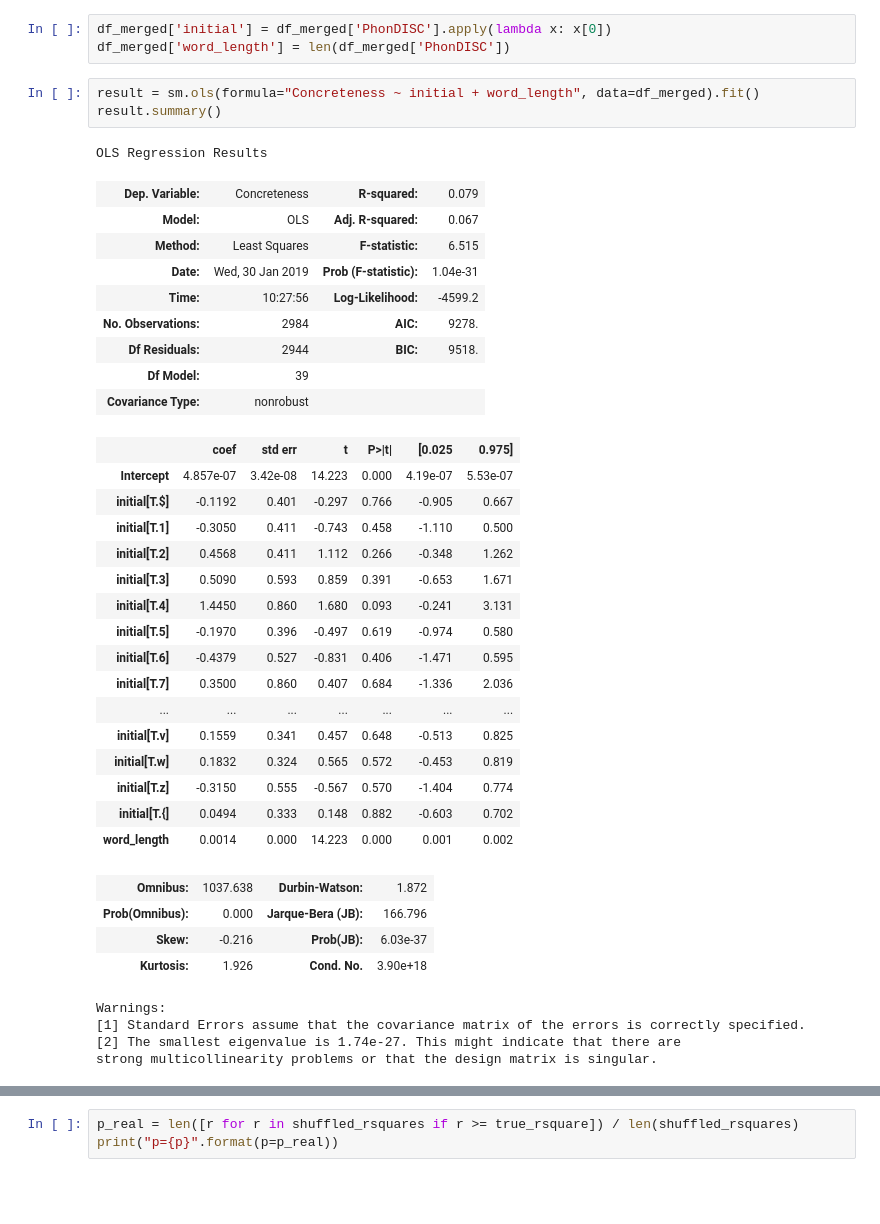
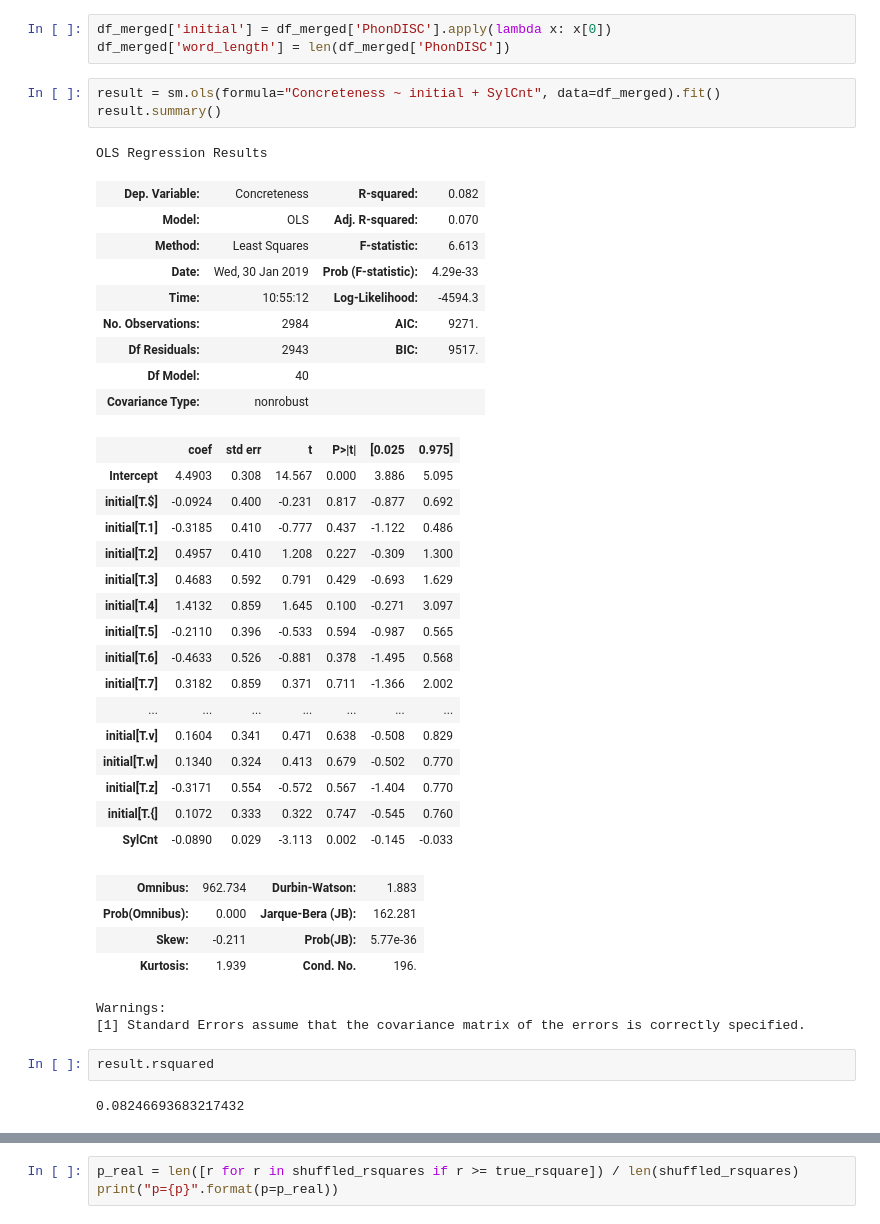
Before and after one commit to seantrott/concreteness, a Jupyter notebook: phonetic_onset_concreteness.ipynb, the cells around one changed output, grey strips where cells are left out. Cells and saved outputs as stored; diff of their text form; blank space fills up the shorter version.

```diff
--- a/phonetic_onset_concreteness.ipynb
+++ b/phonetic_onset_concreteness.ipynb
@@ -221,43 +221,45 @@ Above, we saw the results when controlling for the rest of the word. What if we
 df_merged['initial'] = df_merged['PhonDISC'].apply(lambda x: x[0])
 df_merged['word_length'] = len(df_merged['PhonDISC'])
 # %%
-result = sm.ols(formula="Concreteness ~ initial + word_length", data=df_merged).fit()
+result = sm.ols(formula="Concreteness ~ initial + SylCnt", data=df_merged).fit()
 result.summary()
 # %% [output]
 OLS Regression Results
-| Dep. Variable: | Concreteness | R-squared: | 0.079 |
-| Model: | OLS | Adj. R-squared: | 0.067 |
-| Method: | Least Squares | F-statistic: | 6.515 |
-| Date: | Wed, 30 Jan 2019 | Prob (F-statistic): | 1.04e-31 |
-| Time: | 10:27:56 | Log-Likelihood: | -4599.2 |
-| No. Observations: | 2984 | AIC: | 9278. |
-| Df Residuals: | 2944 | BIC: | 9518. |
-| Df Model: | 39 |  |  |
+| Dep. Variable: | Concreteness | R-squared: | 0.082 |
+| Model: | OLS | Adj. R-squared: | 0.070 |
+| Method: | Least Squares | F-statistic: | 6.613 |
+| Date: | Wed, 30 Jan 2019 | Prob (F-statistic): | 4.29e-33 |
+| Time: | 10:55:12 | Log-Likelihood: | -4594.3 |
+| No. Observations: | 2984 | AIC: | 9271. |
+| Df Residuals: | 2943 | BIC: | 9517. |
+| Df Model: | 40 |  |  |
 | Covariance Type: | nonrobust |  |  |
 |  | coef | std err | t | P>|t| | [0.025 | 0.975] |
-| Intercept | 4.857e-07 | 3.42e-08 | 14.223 | 0.000 | 4.19e-07 | 5.53e-07 |
-| initial[T.$] | -0.1192 | 0.401 | -0.297 | 0.766 | -0.905 | 0.667 |
-| initial[T.1] | -0.3050 | 0.411 | -0.743 | 0.458 | -1.110 | 0.500 |
-| initial[T.2] | 0.4568 | 0.411 | 1.112 | 0.266 | -0.348 | 1.262 |
-| initial[T.3] | 0.5090 | 0.593 | 0.859 | 0.391 | -0.653 | 1.671 |
-| initial[T.4] | 1.4450 | 0.860 | 1.680 | 0.093 | -0.241 | 3.131 |
-| initial[T.5] | -0.1970 | 0.396 | -0.497 | 0.619 | -0.974 | 0.580 |
-| initial[T.6] | -0.4379 | 0.527 | -0.831 | 0.406 | -1.471 | 0.595 |
-| initial[T.7] | 0.3500 | 0.860 | 0.407 | 0.684 | -1.336 | 2.036 |
+| Intercept | 4.4903 | 0.308 | 14.567 | 0.000 | 3.886 | 5.095 |
+| initial[T.$] | -0.0924 | 0.400 | -0.231 | 0.817 | -0.877 | 0.692 |
+| initial[T.1] | -0.3185 | 0.410 | -0.777 | 0.437 | -1.122 | 0.486 |
+| initial[T.2] | 0.4957 | 0.410 | 1.208 | 0.227 | -0.309 | 1.300 |
+| initial[T.3] | 0.4683 | 0.592 | 0.791 | 0.429 | -0.693 | 1.629 |
+| initial[T.4] | 1.4132 | 0.859 | 1.645 | 0.100 | -0.271 | 3.097 |
+| initial[T.5] | -0.2110 | 0.396 | -0.533 | 0.594 | -0.987 | 0.565 |
+| initial[T.6] | -0.4633 | 0.526 | -0.881 | 0.378 | -1.495 | 0.568 |
+| initial[T.7] | 0.3182 | 0.859 | 0.371 | 0.711 | -1.366 | 2.002 |
 | ... | ... | ... | ... | ... | ... | ... |
-| initial[T.v] | 0.1559 | 0.341 | 0.457 | 0.648 | -0.513 | 0.825 |
-| initial[T.w] | 0.1832 | 0.324 | 0.565 | 0.572 | -0.453 | 0.819 |
-| initial[T.z] | -0.3150 | 0.555 | -0.567 | 0.570 | -1.404 | 0.774 |
-| initial[T.{] | 0.0494 | 0.333 | 0.148 | 0.882 | -0.603 | 0.702 |
-| word_length | 0.0014 | 0.000 | 14.223 | 0.000 | 0.001 | 0.002 |
+| initial[T.v] | 0.1604 | 0.341 | 0.471 | 0.638 | -0.508 | 0.829 |
+| initial[T.w] | 0.1340 | 0.324 | 0.413 | 0.679 | -0.502 | 0.770 |
+| initial[T.z] | -0.3171 | 0.554 | -0.572 | 0.567 | -1.404 | 0.770 |
+| initial[T.{] | 0.1072 | 0.333 | 0.322 | 0.747 | -0.545 | 0.760 |
+| SylCnt | -0.0890 | 0.029 | -3.113 | 0.002 | -0.145 | -0.033 |
-| Omnibus: | 1037.638 | Durbin-Watson: | 1.872 |
-| Prob(Omnibus): | 0.000 | Jarque-Bera (JB): | 166.796 |
-| Skew: | -0.216 | Prob(JB): | 6.03e-37 |
-| Kurtosis: | 1.926 | Cond. No. | 3.90e+18 |
+| Omnibus: | 962.734 | Durbin-Watson: | 1.883 |
+| Prob(Omnibus): | 0.000 | Jarque-Bera (JB): | 162.281 |
+| Skew: | -0.211 | Prob(JB): | 5.77e-36 |
+| Kurtosis: | 1.939 | Cond. No. | 196. |
 Warnings:
 [1] Standard Errors assume that the covariance matrix of the errors is correctly specified.
-[2] The smallest eigenvalue is 1.74e-27. This might indicate that there are
-strong multicollinearity problems or that the design matrix is singular.
+# %%
+result.rsquared
+# %% [output]
+0.08246693683217432
 # %%
 
 ### Shuffling
```
Also changed, not shown: parts of 4 cells of this notebook.
